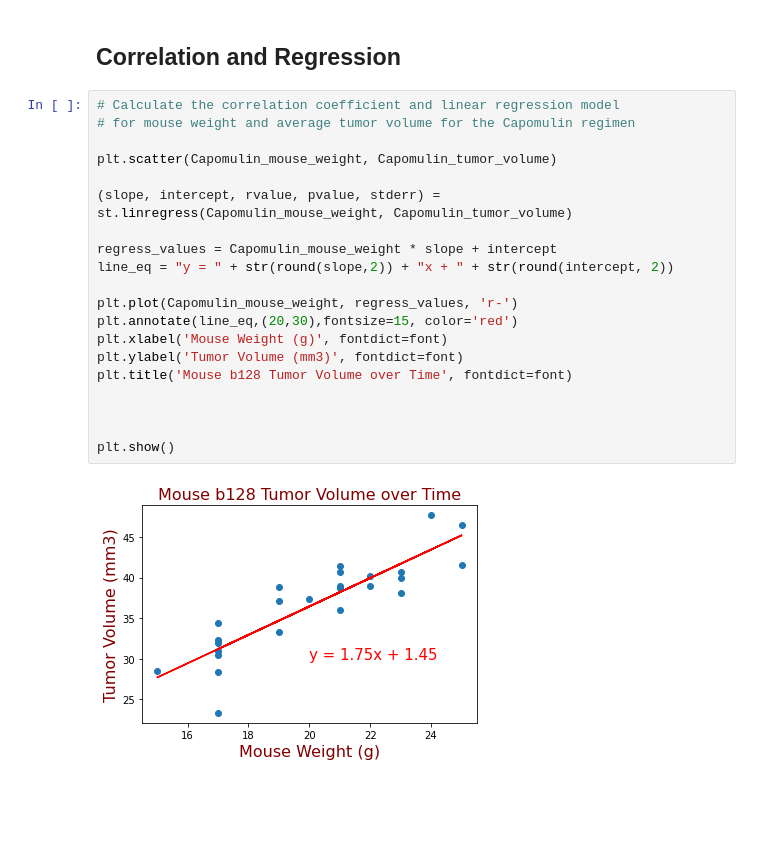
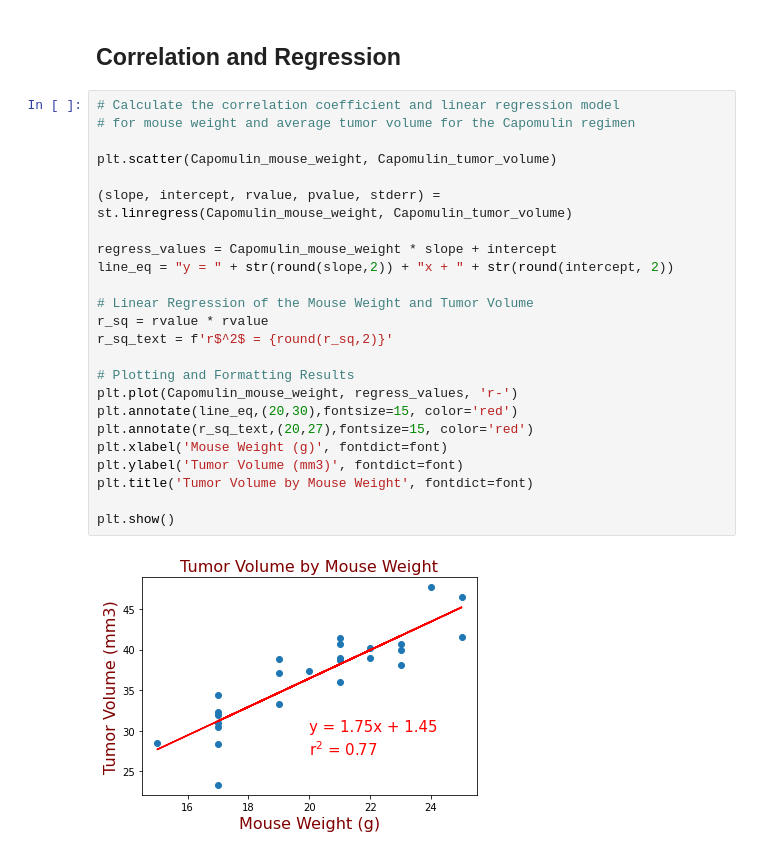
Before and after one commit to Lehmanc92/Matplotlib-Challenge, a Jupyter notebook: Pymaceuticals/pymaceuticals_starter.ipynb, the cells around one changed output. Drawn from its saved outputs; the diff is of its cells as text; blank space fills up the shorter version.

```diff
--- a/Pymaceuticals/pymaceuticals_starter.ipynb
+++ b/Pymaceuticals/pymaceuticals_starter.ipynb
@@ -322,22 +331,26 @@ plt.show()
 # %%
 # Calculate the correlation coefficient and linear regression model
 # for mouse weight and average tumor volume for the Capomulin regimen
 
 plt.scatter(Capomulin_mouse_weight, Capomulin_tumor_volume)
 
 (slope, intercept, rvalue, pvalue, stderr) = st.linregress(Capomulin_mouse_weight, Capomulin_tumor_volume)
 
 regress_values = Capomulin_mouse_weight * slope + intercept
 line_eq = "y = " + str(round(slope,2)) + "x + " + str(round(intercept, 2))
 
+# Linear Regression of the Mouse Weight and Tumor Volume
+r_sq = rvalue * rvalue
+r_sq_text = f'r$^2$ = {round(r_sq,2)}'
+
+# Plotting and Formatting Results
 plt.plot(Capomulin_mouse_weight, regress_values, 'r-')
 plt.annotate(line_eq,(20,30),fontsize=15, color='red')
+plt.annotate(r_sq_text,(20,27),fontsize=15, color='red')
 plt.xlabel('Mouse Weight (g)', fontdict=font)
 plt.ylabel('Tumor Volume (mm3)', fontdict=font)
-plt.title('Mouse b128 Tumor Volume over Time', fontdict=font)
-
-
+plt.title('Tumor Volume by Mouse Weight', fontdict=font)
 
 plt.show()
 # %% [output]
-[figure, old version]
+[figure, new version]
```
Also changed, not shown: parts of 11 cells of this notebook.
